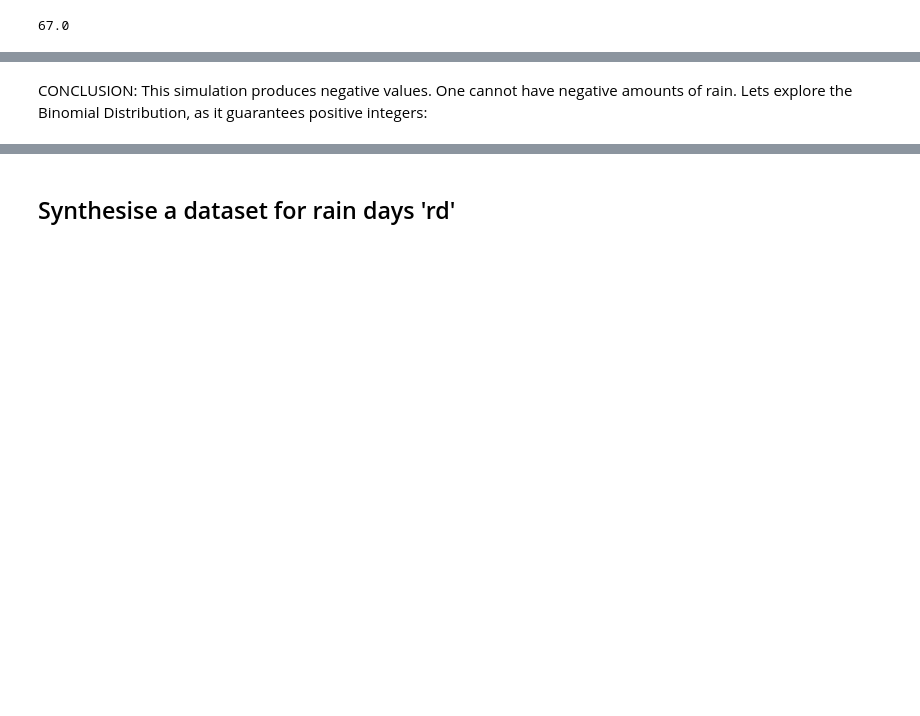
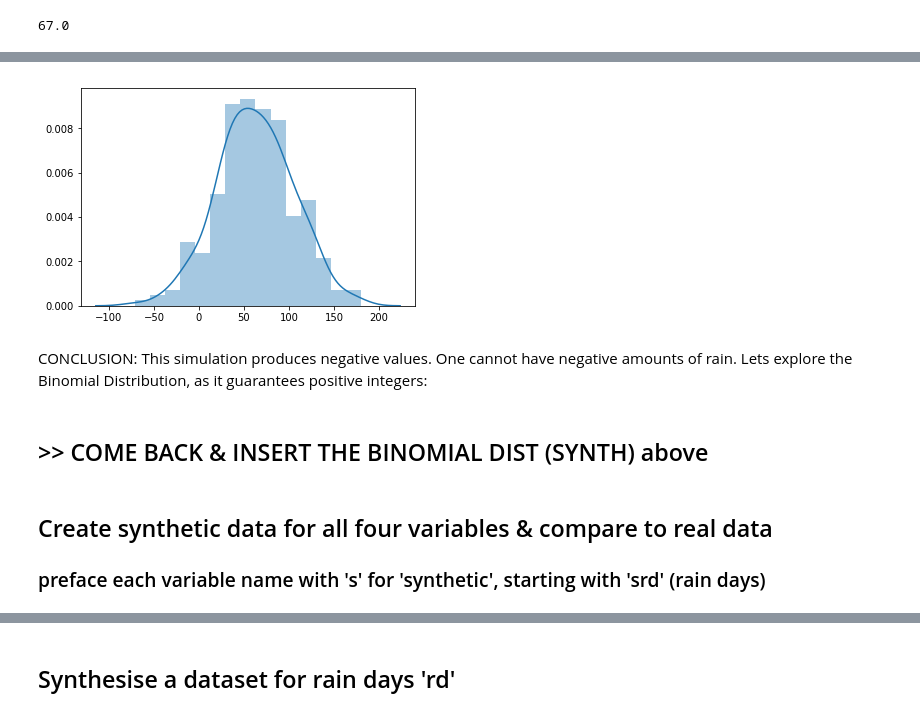
Before and after one commit to Aqua5lad/PDA-Dec-Project, a Jupyter notebook: PDA Project Dec 2018.ipynb, the cells around one changed output, grey strips where cells are left out. Drawn from its saved outputs; the diff is of its cells as text; code cells hidden in the pictures; blank space fills up the shorter version.

Commit message:
Tried Binom & Normal

```diff
--- a/PDA Project Dec 2018.ipynb
+++ b/PDA Project Dec 2018.ipynb
@@ -565,9 +560,9 @@ Lets try simulating rain data using the normal distribtion.
 # %%
 np.random.seed(55219)
 # %%
-rain = np.random.normal(66.385375, 40.455267, 500).round(1) # (mu, sigma, size), Float 1
+nrain = np.random.normal(66.385375, 40.455267, 250).round(1) # (mu, sigma, size), Float 1
 # using the mean & standard deviation of the actual data in the original 'real world' sample.
 # %%
 # convert the data array to a dataframe:
-rain = pd.DataFrame(np.array(rain))
-rain.describe()
+nrain = pd.DataFrame(np.array(nrain))
+nrain.describe()
@@ -574,5 +579,12 @@ rain.describe()
 # %%
-#plot the Normal probability distribution for the synthetic 'rain' values
-sns.distplot(rain);
+#plot the Normal probability distribution for the synthetic 'nrain' values
+sns.distplot(nrain);
+# %% [output]
+[figure, added]
 # %% [markdown]
 CONCLUSION:  This simulation produces negative values. One cannot have negative amounts of rain. Lets explore the Binomial Distribution, as it guarantees positive integers:
+# %% [markdown]
+## >> COME BACK & INSERT THE BINOMIAL DIST (SYNTH) above
+# %% [markdown]
+## Create synthetic data for all four variables & compare to real data
+### preface each variable name with 's' for 'synthetic', starting with 'srd' (rain days)
```
Also changed, not shown: parts of 17 cells of this notebook.
